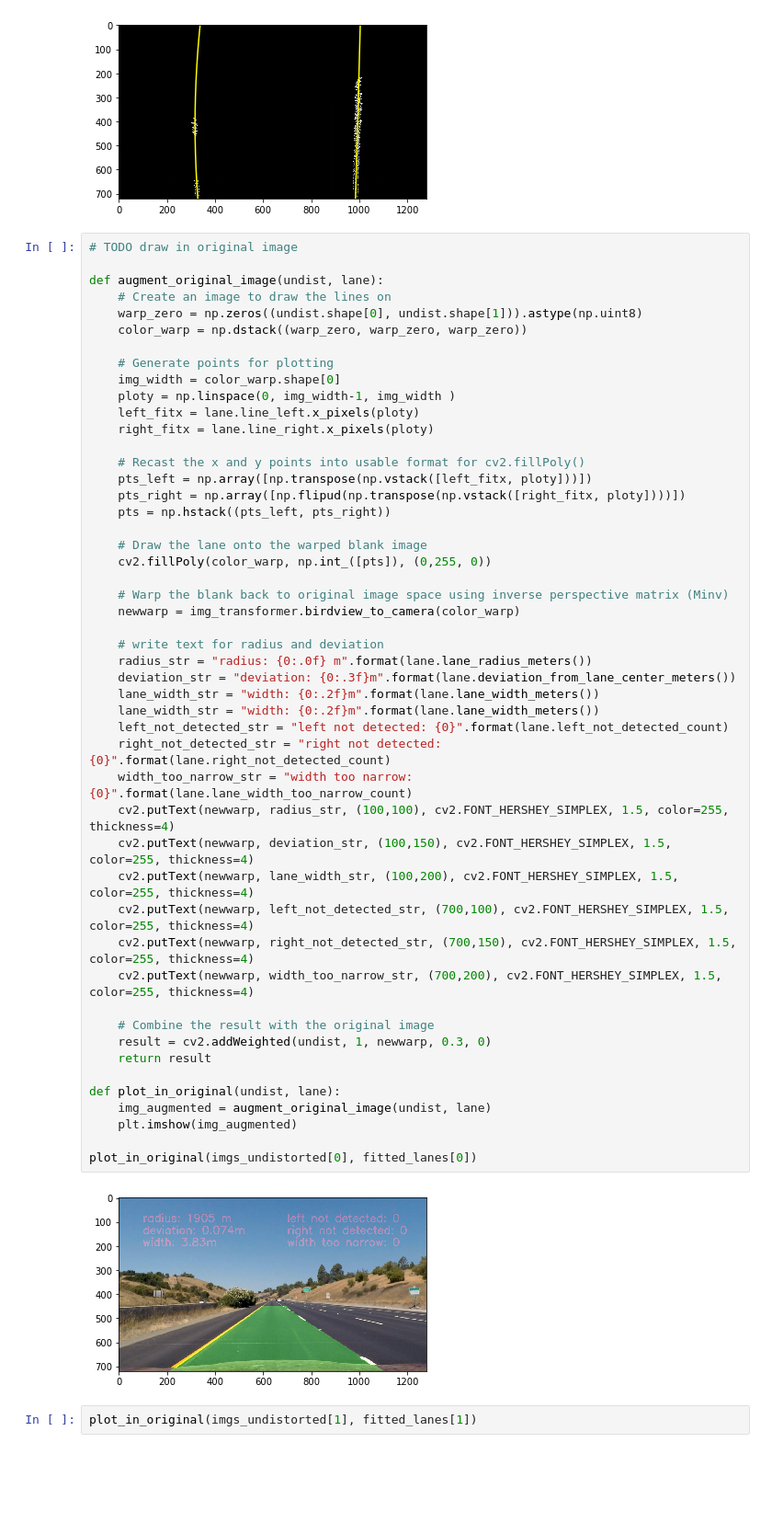
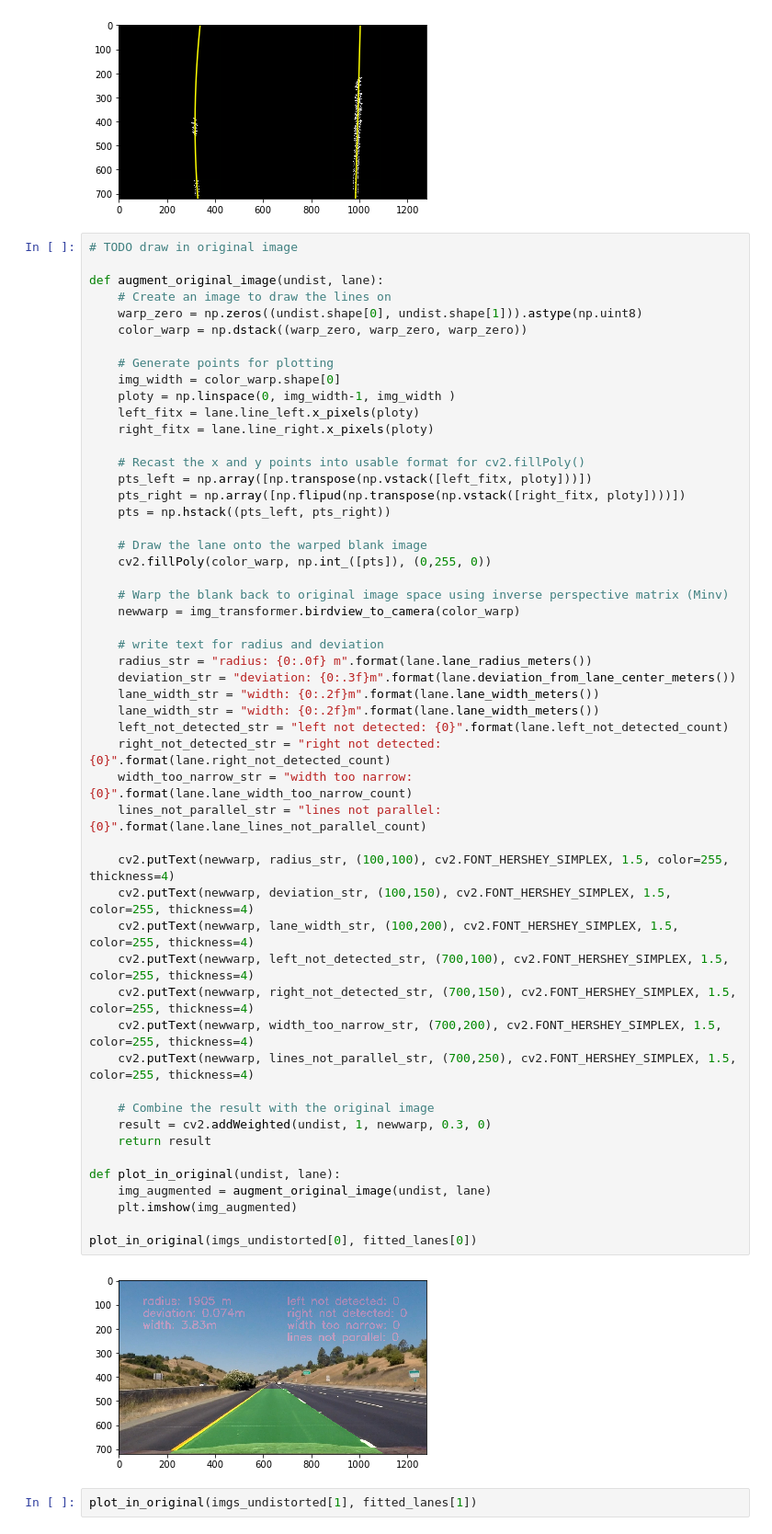
Before and after one commit to mastah43/CarND-Advanced-Lane-Lines, a Jupyter notebook: lane_finding.ipynb, the cells around one changed output. Shown at 92% size. Drawn from its saved outputs; the diff is of its cells as text; blank space fills up the shorter version.

Commit message:
sanity checks for lane lines

```diff
--- a/lane_finding.ipynb
+++ b/lane_finding.ipynb
@@ -180,34 +180,37 @@ def augment_original_image(undist, lane):
     cv2.fillPoly(color_warp, np.int_([pts]), (0,255, 0))
 
     # Warp the blank back to original image space using inverse perspective matrix (Minv)
     newwarp = img_transformer.birdview_to_camera(color_warp)
 
     # write text for radius and deviation
     radius_str = "radius: {0:.0f} m".format(lane.lane_radius_meters())
     deviation_str = "deviation: {0:.3f}m".format(lane.deviation_from_lane_center_meters())
     lane_width_str = "width: {0:.2f}m".format(lane.lane_width_meters())
     lane_width_str = "width: {0:.2f}m".format(lane.lane_width_meters())
     left_not_detected_str = "left not detected: {0}".format(lane.left_not_detected_count)
     right_not_detected_str = "right not detected: {0}".format(lane.right_not_detected_count)
     width_too_narrow_str = "width too narrow: {0}".format(lane.lane_width_too_narrow_count)
+    lines_not_parallel_str = "lines not parallel: {0}".format(lane.lane_lines_not_parallel_count)
+
     cv2.putText(newwarp, radius_str, (100,100), cv2.FONT_HERSHEY_SIMPLEX, 1.5, color=255, thickness=4)
     cv2.putText(newwarp, deviation_str, (100,150), cv2.FONT_HERSHEY_SIMPLEX, 1.5, color=255, thickness=4)
     cv2.putText(newwarp, lane_width_str, (100,200), cv2.FONT_HERSHEY_SIMPLEX, 1.5, color=255, thickness=4)
     cv2.putText(newwarp, left_not_detected_str, (700,100), cv2.FONT_HERSHEY_SIMPLEX, 1.5, color=255, thickness=4)
     cv2.putText(newwarp, right_not_detected_str, (700,150), cv2.FONT_HERSHEY_SIMPLEX, 1.5, color=255, thickness=4)
     cv2.putText(newwarp, width_too_narrow_str, (700,200), cv2.FONT_HERSHEY_SIMPLEX, 1.5, color=255, thickness=4)
+    cv2.putText(newwarp, lines_not_parallel_str, (700,250), cv2.FONT_HERSHEY_SIMPLEX, 1.5, color=255, thickness=4)
 
     # Combine the result with the original image
     result = cv2.addWeighted(undist, 1, newwarp, 0.3, 0)
     return result
 
 def plot_in_original(undist, lane):
     img_augmented = augment_original_image(undist, lane)
     plt.imshow(img_augmented)
 
 plot_in_original(imgs_undistorted[0], fitted_lanes[0])
 # %% [output]
-[figure, old version]
+[figure, new version]
 # %%
 plot_in_original(imgs_undistorted[1], fitted_lanes[1])
 # %% [output]
```
Also changed, not shown: parts of 1 cell of this notebook, 1 other file.
